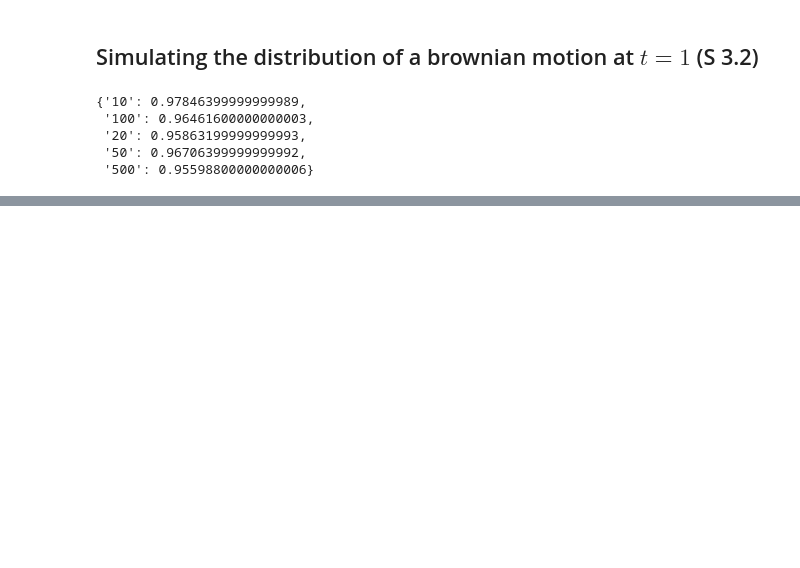
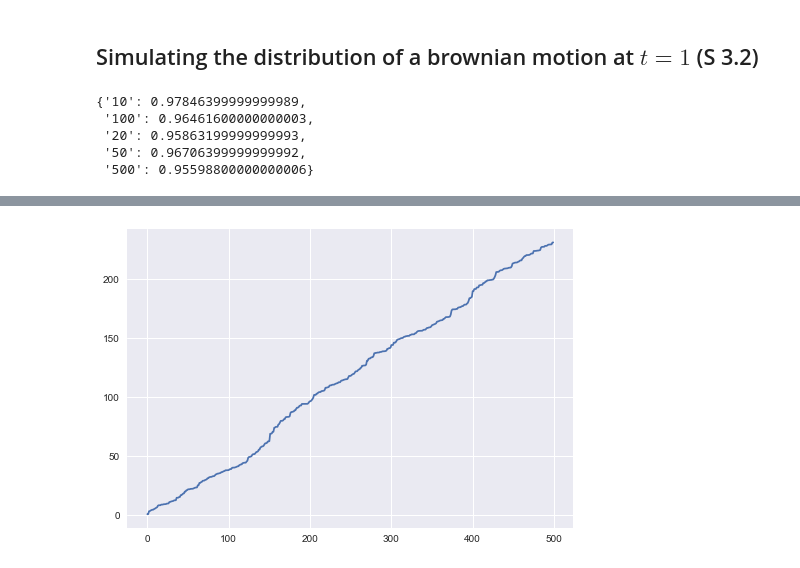
Before and after one commit to gerdm/TGMAFFIRO, a Jupyter notebook: notebooks/Computations.ipynb, the cells around one changed output, grey strips where cells are left out. Drawn from its saved outputs; the diff is of its cells as text; code cells hidden in the pictures; blank space fills up the shorter version.

```diff
--- a/notebooks/Computations.ipynb
+++ b/notebooks/Computations.ipynb
@@ -40,0 +73,5 @@ vals
+# %%
+plt.plot(definition_integral - solved_integral)
+plt.show()
+# %% [output]
+[figure, added]
```
Also changed, not shown: parts of 6 cells of this notebook, 1 other file.
